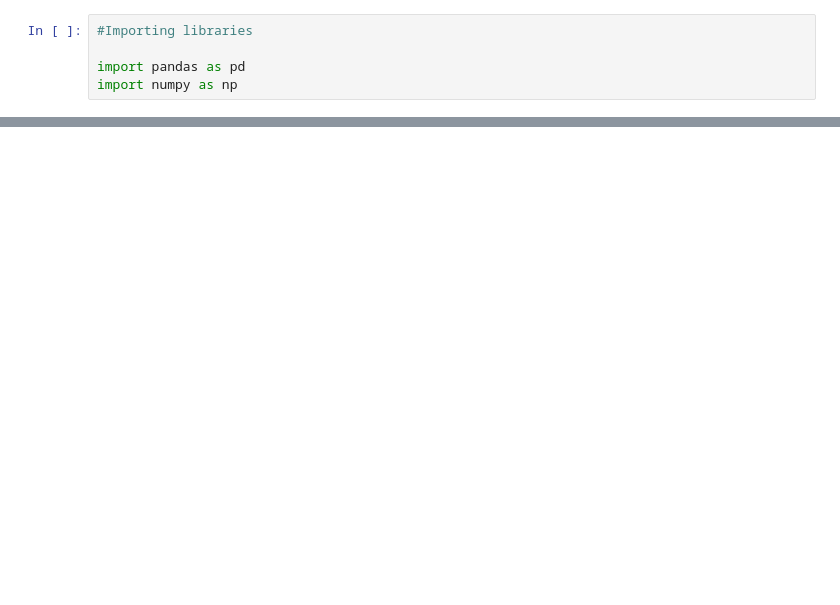
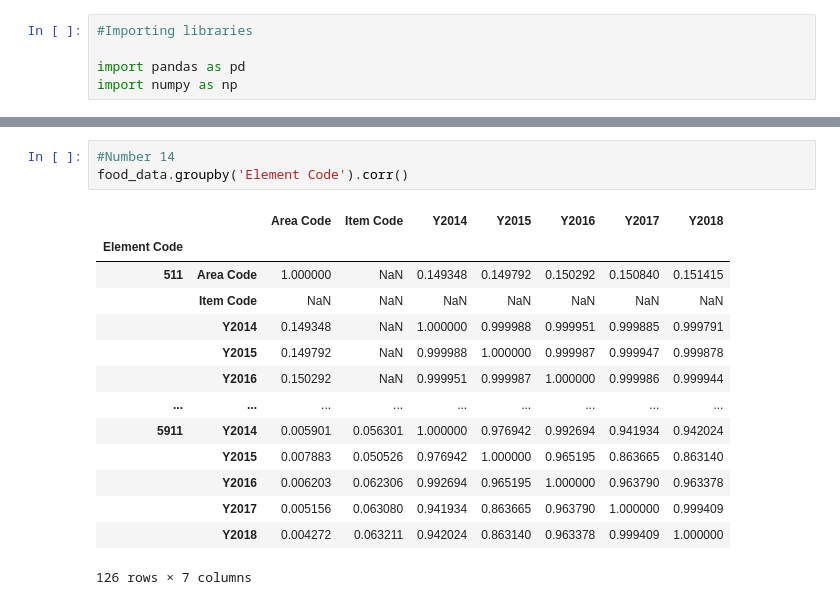
Before and after one commit to ighoere/Hamoyestagee1, a Jupyter notebook: HDSC_Introduction_to_Python_for_machine_learning_StageA_assessment.ipynb, the cells around one changed output, grey strips where cells are left out. Saved outputs shown, nothing was run; the diff lists cells and outputs as text; blank space fills up the shorter version.

```diff
--- a/HDSC_Introduction_to_Python_for_machine_learning_StageA_assessment.ipynb
+++ b/HDSC_Introduction_to_Python_for_machine_learning_StageA_assessment.ipynb
@@ -59,0 +89,18 @@ df.head()
+# %%
+#Number 14
+food_data.groupby('Element Code').corr()
+# %% [output]
+|  |  | Area Code | Item Code | Y2014 | Y2015 | Y2016 | Y2017 | Y2018 |
+| Element Code |  |  |  |  |  |  |  |  |
+| 511 | Area Code | 1.000000 | NaN | 0.149348 | 0.149792 | 0.150292 | 0.150840 | 0.151415 |
+|  | Item Code | NaN | NaN | NaN | NaN | NaN | NaN | NaN |
+|  | Y2014 | 0.149348 | NaN | 1.000000 | 0.999988 | 0.999951 | 0.999885 | 0.999791 |
+|  | Y2015 | 0.149792 | NaN | 0.999988 | 1.000000 | 0.999987 | 0.999947 | 0.999878 |
+|  | Y2016 | 0.150292 | NaN | 0.999951 | 0.999987 | 1.000000 | 0.999986 | 0.999944 |
+| ... | ... | ... | ... | ... | ... | ... | ... | ... |
+| 5911 | Y2014 | 0.005901 | 0.056301 | 1.000000 | 0.976942 | 0.992694 | 0.941934 | 0.942024 |
+|  | Y2015 | 0.007883 | 0.050526 | 0.976942 | 1.000000 | 0.965195 | 0.863665 | 0.863140 |
+|  | Y2016 | 0.006203 | 0.062306 | 0.992694 | 0.965195 | 1.000000 | 0.963790 | 0.963378 |
+|  | Y2017 | 0.005156 | 0.063080 | 0.941934 | 0.863665 | 0.963790 | 1.000000 | 0.999409 |
+|  | Y2018 | 0.004272 | 0.063211 | 0.942024 | 0.863140 | 0.963378 | 0.999409 | 1.000000 |
+126 rows × 7 columns
```
Also changed, not shown: parts of 31 cells of this notebook.
